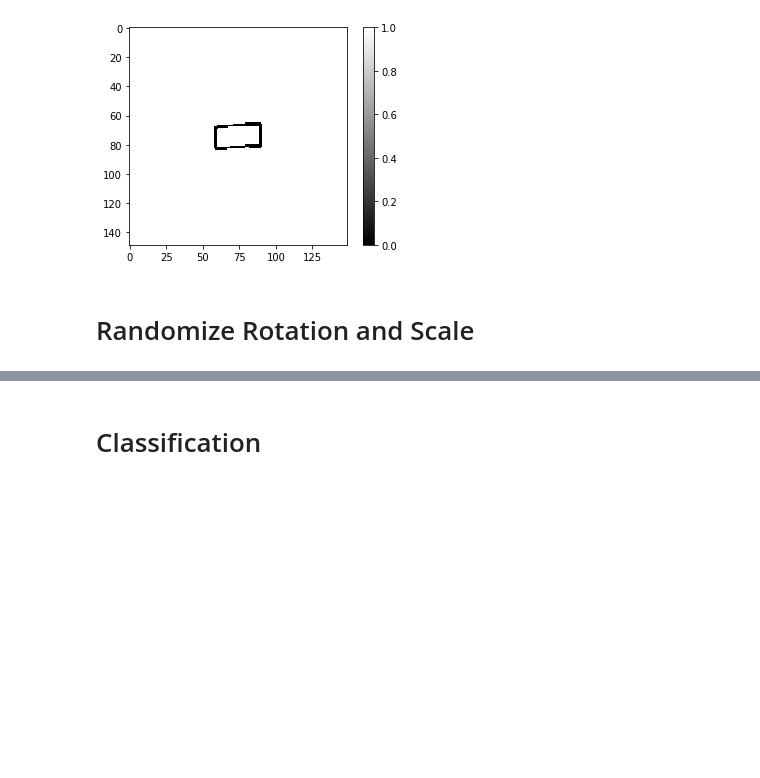
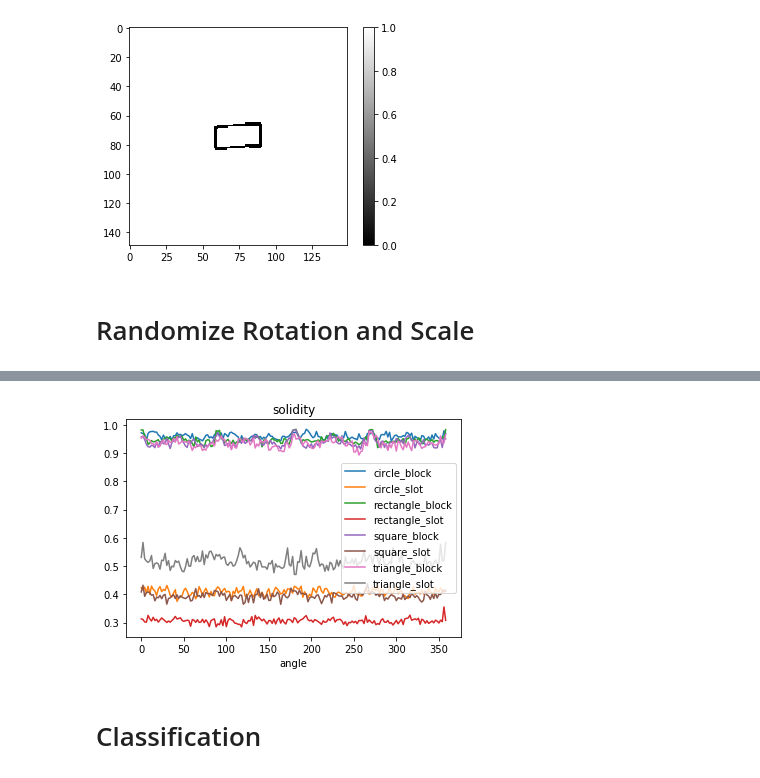
Before and after one commit to buzuloiu/robix, a Jupyter notebook: camera/Object Clasification.ipynb, the cells around one changed output, grey strips where cells are left out. Saved outputs shown, nothing was run; the diff lists cells and outputs as text; code cells hidden in the pictures; blank space fills up the shorter version.

```diff
--- a/camera/Object Clasification.ipynb
+++ b/camera/Object Clasification.ipynb
@@ -192,3 +196,7 @@ plot_feature('orientation')
+# %%
+plot_feature('solidity')
+# %% [output]
+[figure, added]
 # %% [markdown]
 # Classification
 # %%
```
Also changed, not shown: parts of 20 cells of this notebook, 7 other files.
